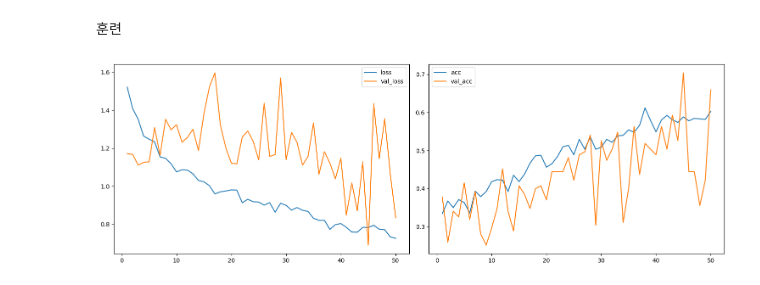
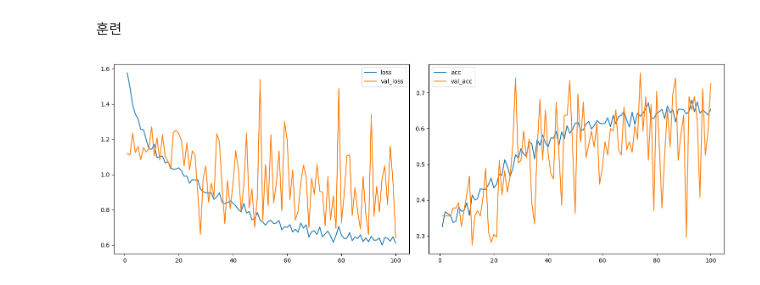
Before and after one commit to komingsu/AIFFEL, a Jupyter notebook: ex5.ipynb, the cells around one changed output. Saved outputs shown, nothing was run; the diff lists cells and outputs as text; code cells hidden in the pictures.

```diff
--- a/ex5.ipynb
+++ b/ex5.ipynb
@@ -190,20 +190,20 @@ NUM_VALID = tf.data.experimental.cardinality(valid_).numpy()
 # %%
 AUTOTUNE = tf.data.experimental.AUTOTUNE
 batch_size = 16
 
 # 전처리
 train_ds = train_.map(process_path, num_parallel_calls=AUTOTUNE)
 valid_ds = valid_.map(process_path, num_parallel_calls=AUTOTUNE)
 # 증강
 train_ds = train_ds.map(lambda x, y: (simple_aug(x), y), num_parallel_calls=AUTOTUNE)
 # 성능향상
 train_ds = configure_for_performance(train_ds)
 valid_ds = configure_for_performance(valid_ds)
 # 모델
 model = build_eff_model()
 # callback
 # ckp = callbacks.ModelCheckpoint(f"RPS.h5", save_best_only=True,  monitor="val_acc")
 # 학습
-history = model.fit(train_ds, epochs=50, validation_data=valid_ds, callbacks=[PlotLearning()])
+history = model.fit(train_ds, epochs=100, validation_data=valid_ds, callbacks=[PlotLearning()])
 # %% [output]
-[figure, old version]
+[figure, new version]
```
Also changed, not shown: parts of 2 cells of this notebook.
